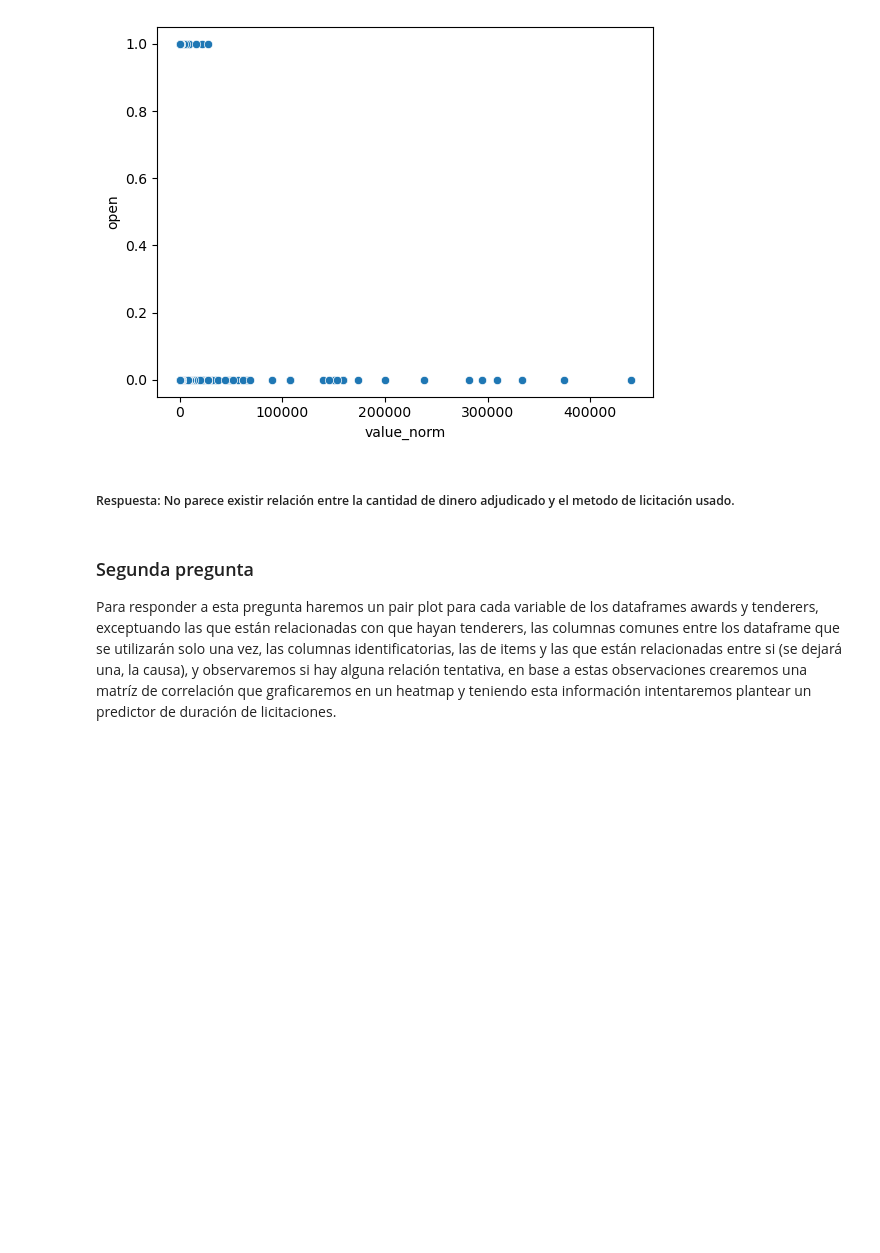
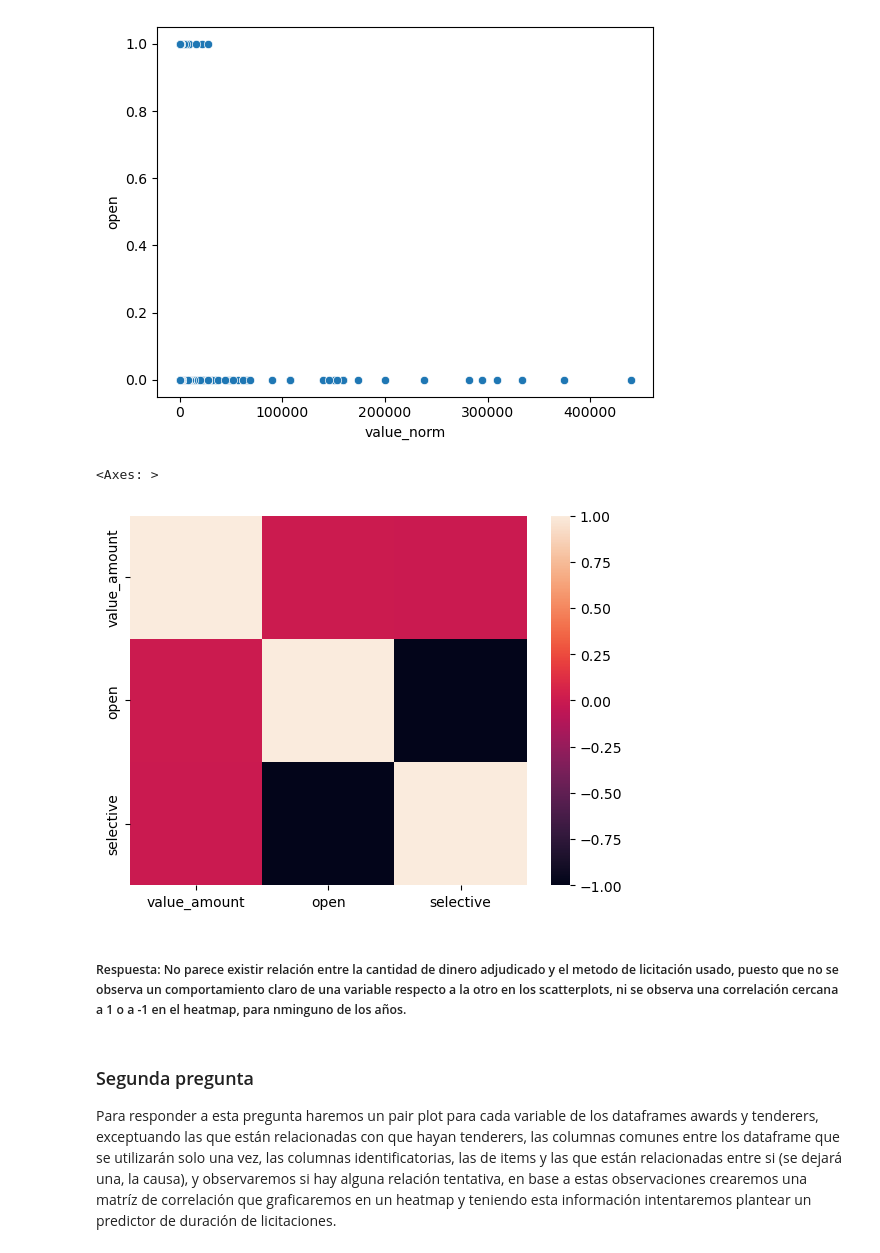
Before and after one commit to Camila-Rojas-05/Proyecto-IMT-2200-1-Grupo-14, a Jupyter notebook: Analisis_Respuestas.ipynb, the cells around one changed output. Cells and saved outputs as stored; diff of their text form; code cells hidden in the pictures; blank space fills up the shorter version.

```diff
--- a/Analisis_Respuestas.ipynb
+++ b/Analisis_Respuestas.ipynb
@@ -118,8 +124,14 @@ sns.scatterplot(df_p1_2021, y="open", x="value_norm")
 # %% [output]
 <Axes: xlabel='value_norm', ylabel='open'>
 [figure]
+# %%
+correlacion_21 = df_p1_2021[["value_amount","open", "selective"]].corr()
+sns.heatmap(correlacion_21)
+# %% [output]
+<Axes: >
+[figure, added]
 # %% [markdown]
-##### Respuesta: No parece existir relación entre la cantidad de dinero adjudicado y el metodo de licitación usado.
+##### Respuesta: No parece existir relación entre la cantidad de dinero adjudicado y el metodo de licitación usado, puesto que no se observa un comportamiento claro de una variable respecto a la otro en los scatterplots, ni se observa una correlación cercana a 1 o a -1 en el heatmap, para nminguno de los años.
 # %% [markdown]
 ### Segunda pregunta
 
```
Also changed, not shown: parts of 22 cells of this notebook.
